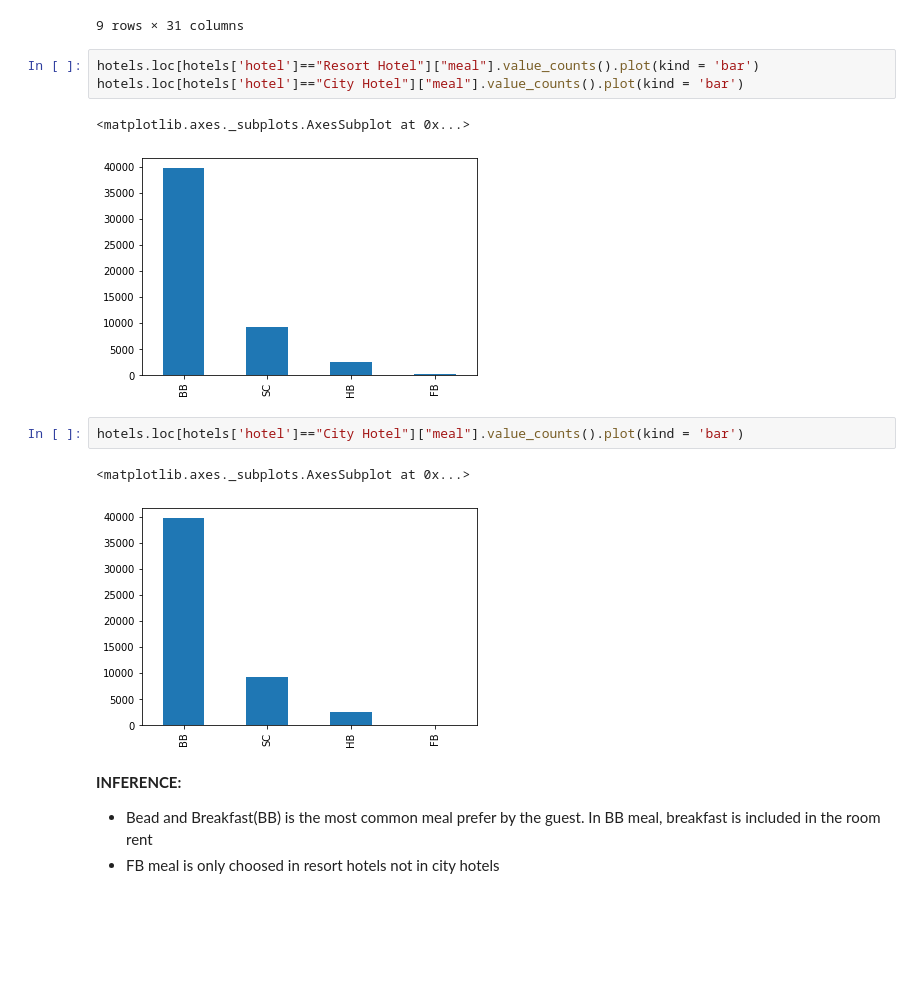
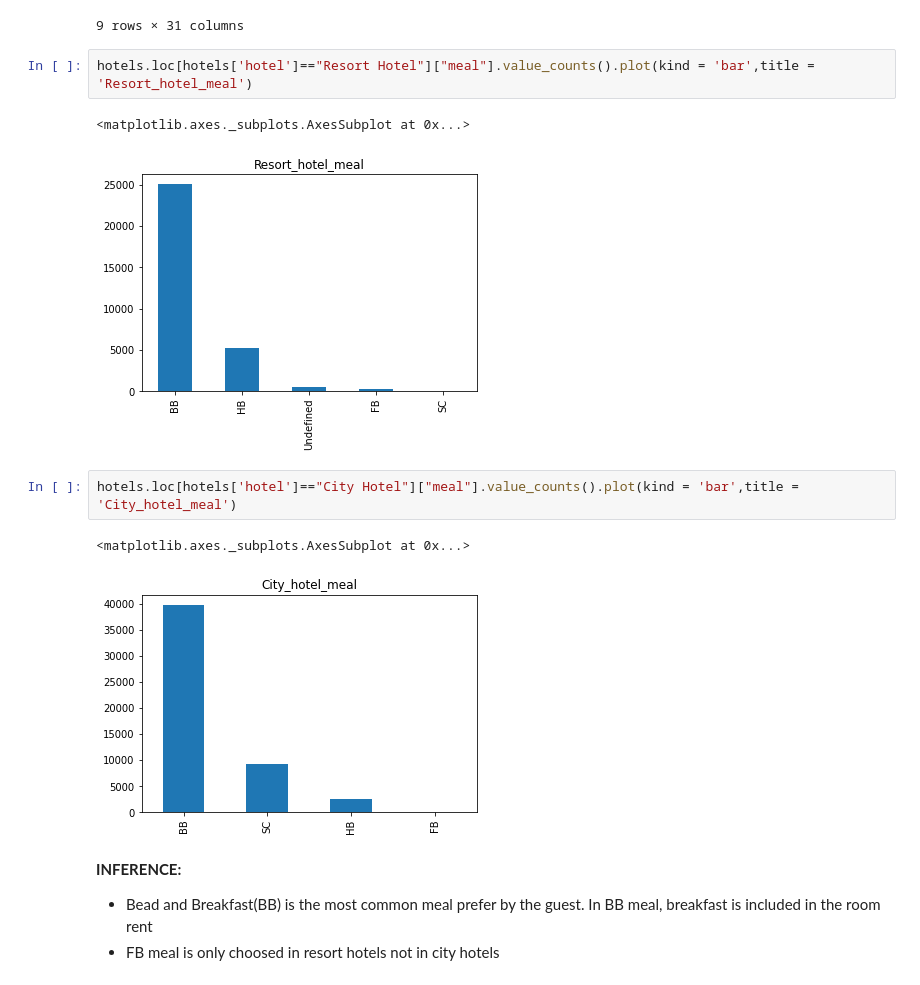
Before and after one commit to gauriagarwal18/Hotel_Booking_Analysis, a Jupyter notebook: Hotel_Booking.ipynb, the cells around one changed output. Cells and saved outputs as stored; diff of their text form; blank space fills up the shorter version.

```diff
--- a/Hotel_Booking.ipynb
+++ b/Hotel_Booking.ipynb
@@ -360,16 +364,15 @@ hotels.groupby(['hotel','meal']).count()
 |  | Undefined | 452 | 452 | 452 | 452 | 452 | ... |
 9 rows × 31 columns
 # %%
-hotels.loc[hotels['hotel']=="Resort Hotel"]["meal"].value_counts().plot(kind = 'bar')
-hotels.loc[hotels['hotel']=="City Hotel"]["meal"].value_counts().plot(kind = 'bar')
+hotels.loc[hotels['hotel']=="Resort Hotel"]["meal"].value_counts().plot(kind = 'bar',title = 'Resort_hotel_meal')
 # %% [output]
 <matplotlib.axes._subplots.AxesSubplot at 0x...>
-[figure, old version]
+[figure, new version]
 # %%
-hotels.loc[hotels['hotel']=="City Hotel"]["meal"].value_counts().plot(kind = 'bar')
+hotels.loc[hotels['hotel']=="City Hotel"]["meal"].value_counts().plot(kind = 'bar',title = 'City_hotel_meal')
 # %% [output]
 <matplotlib.axes._subplots.AxesSubplot at 0x...>
-[figure, old version]
+[figure, new version]
 # %% [markdown]
 **INFERENCE:**
 
```
Also changed, not shown: parts of 14 cells of this notebook.
